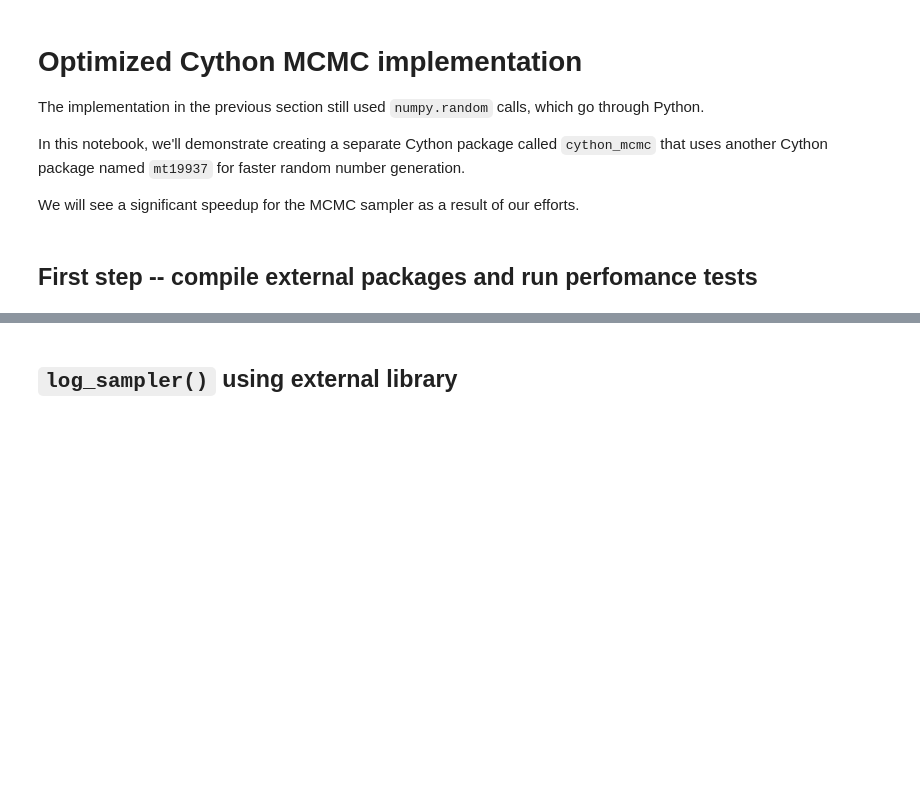
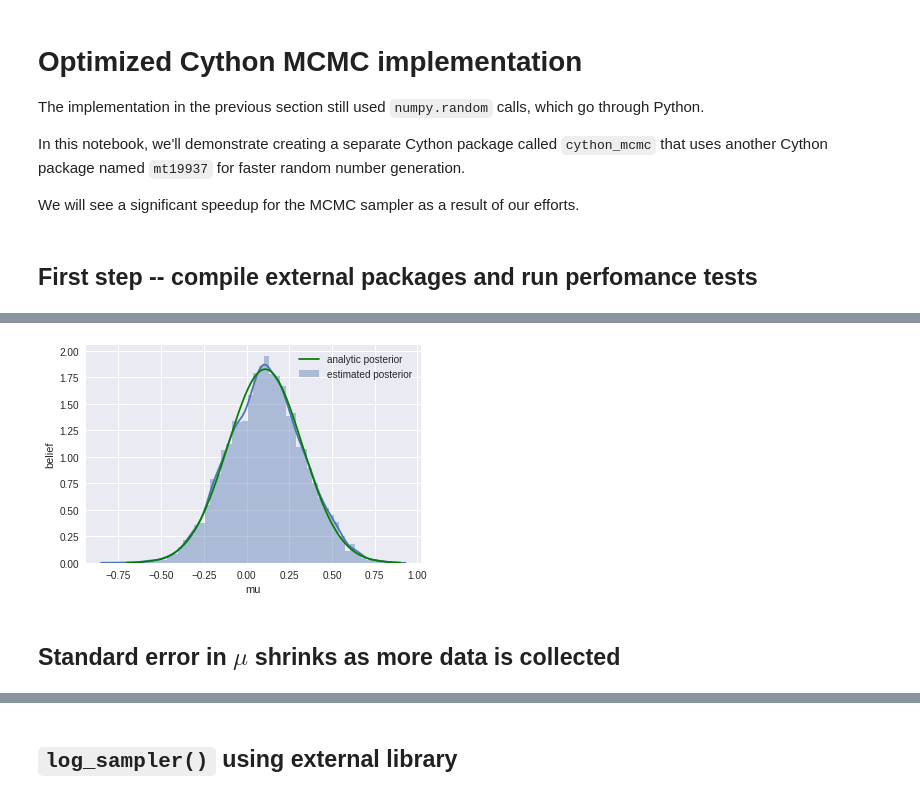
Before and after one commit to kwmsmith/scipy-2017-cython-tutorial, a Jupyter notebook: 11-cython-mcmc-taking-it-to-11.ipynb, the cells around one changed output, grey strips where cells are left out. Drawn from its saved outputs; the diff is of its cells as text; code cells hidden in the pictures; blank space fills up the shorter version.

```diff
--- a/11-cython-mcmc-taking-it-to-11.ipynb
+++ b/11-cython-mcmc-taking-it-to-11.ipynb
@@ -82,0 +70,20 @@ data = np.random.randn(20)
+# %%
+def calc_posterior_analytical(data, x, mu_0, sigma_0):
+    sigma = 1.
+    n = len(data)
+    mu_post = (mu_0 / sigma_0**2 + data.sum() / sigma**2) / (1. / sigma_0**2 + n / sigma**2)
+    sigma_post = (1. / sigma_0**2 + n / sigma**2)**-1
+    return norm(mu_post, np.sqrt(sigma_post)).pdf(x)
+# %%
+ax = plt.subplot()
+
+sns.distplot(posterior[500:], ax=ax, label='estimated posterior')
+x = np.linspace(-.7, .9, 500)
+post = calc_posterior_analytical(data, x, 0, 1)
+ax.plot(x, post, 'g', label='analytic posterior')
+_ = ax.set(xlabel='mu', ylabel='belief');
+ax.legend();
+# %% [output]
+[figure, added]
+# %% [markdown]
+## Standard error in $\mu$ shrinks as more data is collected
```
Also changed, not shown: parts of 11 cells of this notebook, 3 other files.
